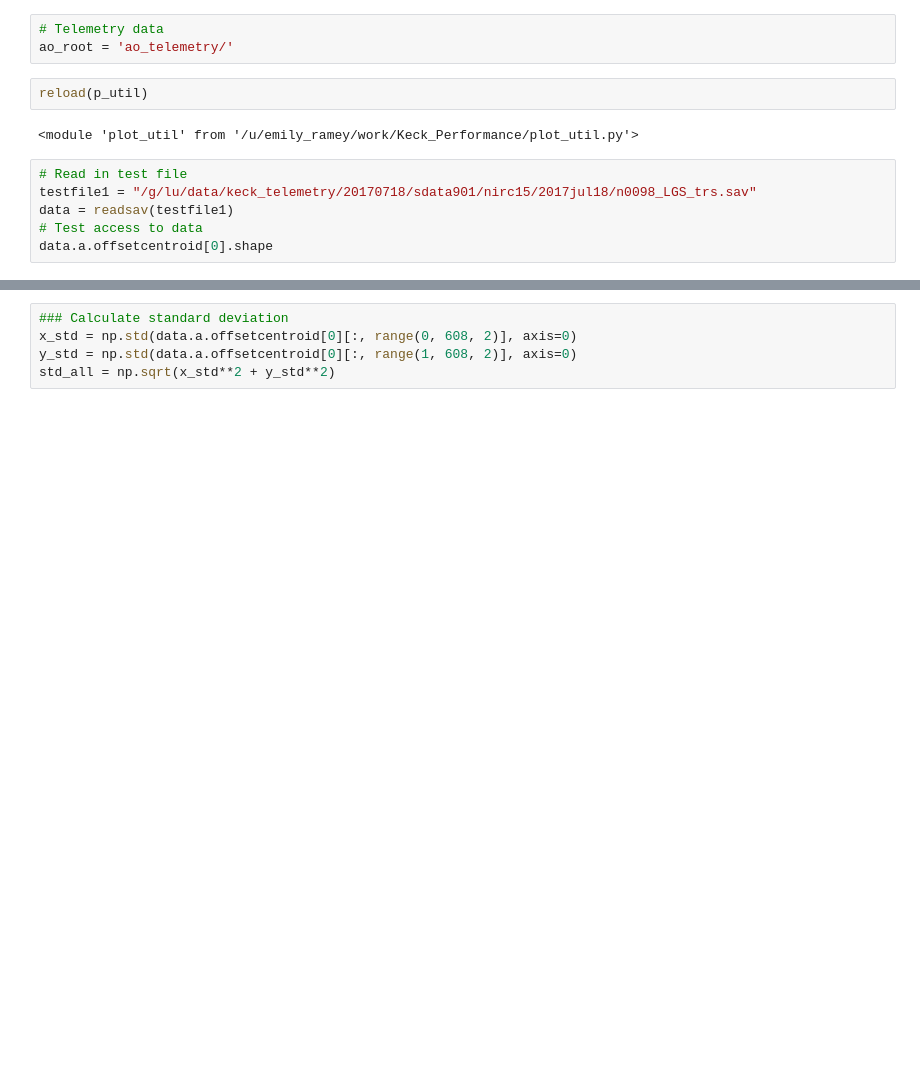
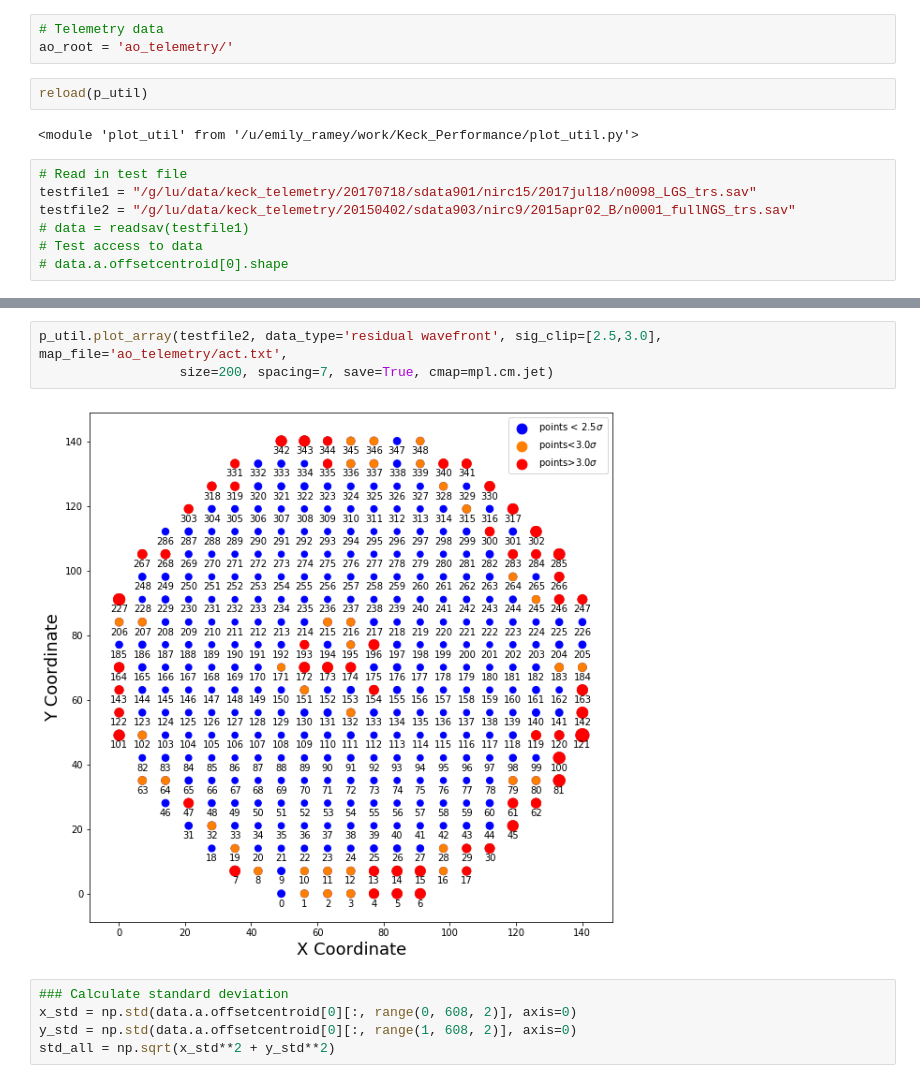
Before and after one commit to eramey16/berkeley_research, a Jupyter notebook: Keck_Performance/Analyzing_Long_Term_Performance.ipynb, the cells around one changed output, grey strips where cells are left out. Drawn from its saved outputs; the diff is of its cells as text; blank space fills up the shorter version.

```diff
--- a/Keck_Performance/Analyzing_Long_Term_Performance.ipynb
+++ b/Keck_Performance/Analyzing_Long_Term_Performance.ipynb
@@ -244,6 +245,7 @@ reload(p_util)
 # %%
 # Read in test file
 testfile1 = "/g/lu/data/keck_telemetry/20170718/sdata901/nirc15/2017jul18/n0098_LGS_trs.sav"
-data = readsav(testfile1)
+testfile2 = "/g/lu/data/keck_telemetry/20150402/sdata903/nirc9/2015apr02_B/n0001_fullNGS_trs.sav"
+# data = readsav(testfile1)
 # Test access to data
-data.a.offsetcentroid[0].shape
+# data.a.offsetcentroid[0].shape
@@ -261,3 +273,8 @@ p_util.plot_array(data)
+# %%
+p_util.plot_array(testfile2, data_type='residual wavefront', sig_clip=[2.5,3.0], map_file='ao_telemetry/act.txt',
+                  size=200, spacing=7, save=True, cmap=mpl.cm.jet)
+# %% [output]
+[figure, added]
 # %%
 ### Calculate standard deviation
 x_std = np.std(data.a.offsetcentroid[0][:, range(0, 608, 2)], axis=0)
```
Also changed, not shown: parts of 10 cells of this notebook, 12 other files.
